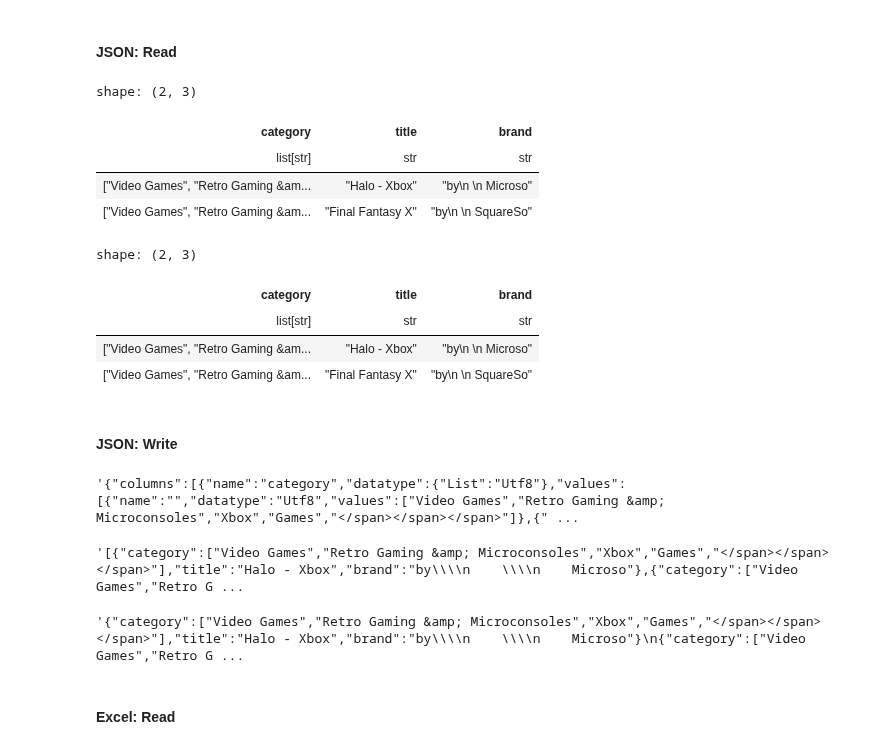
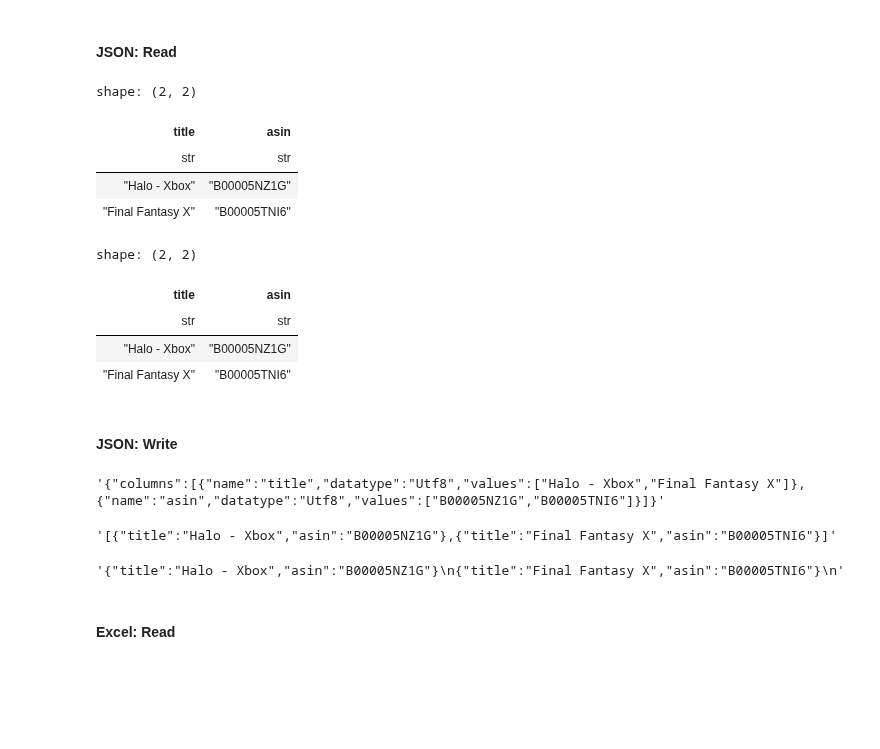
Before and after one commit to PacktPublishing/Data-Analysis-with-Polars, a Jupyter notebook: chapter_05/05.1_Polars_Input_Output.ipynb, the cells around one changed output. Cells and saved outputs as stored; diff of their text form; code cells hidden in the pictures; blank space fills up the shorter version.

```diff
--- a/chapter_05/05.1_Polars_Input_Output.ipynb
+++ b/chapter_05/05.1_Polars_Input_Output.ipynb
@@ -169,41 +165,41 @@ btc_with_dates.write_csv(date_format='%d-%m-%Y')
 
 videogames = pl.read_ndjson('../datasets/meta_videogames_350.json')
 # %%
-videogames.select('category','title','brand').head(2)
+videogames.select('title','asin').head(2)
 # %% [output]
-shape: (2, 3)
+shape: (2, 2)
-| category | title | brand |
-| list[str] | str | str |
-| ["Video Games", "Retro Gaming &am... | "Halo - Xbox" | "by\n \n Microso" |
-| ["Video Games", "Retro Gaming &am... | "Final Fantasy X" | "by\n \n SquareSo" |
+| title | asin |
+| str | str |
+| "Halo - Xbox" | "B00005NZ1G" |
+| "Final Fantasy X" | "B00005TNI6" |
 # %%
 # we can also read JSON files in lazy mode with scan_ndjson
 
 videogames_lazy = pl.scan_ndjson('../datasets/meta_videogames_350.json')
 # %%
-videogames_lazy.select('category','title','brand').head(2).collect()
+videogames_lazy.select('title','asin').head(2).collect()
 # %% [output]
-shape: (2, 3)
+shape: (2, 2)
-| category | title | brand |
-| list[str] | str | str |
-| ["Video Games", "Retro Gaming &am... | "Halo - Xbox" | "by\n \n Microso" |
-| ["Video Games", "Retro Gaming &am... | "Final Fantasy X" | "by\n \n SquareSo" |
+| title | asin |
+| str | str |
+| "Halo - Xbox" | "B00005NZ1G" |
+| "Final Fantasy X" | "B00005TNI6" |
 # %% [markdown]
 #### JSON: Write
 # %%
 # we can use write_json and write_ndjson to save to JSON files
 
-videogames.select('category','title','brand').head(2).write_json()
+videogames.select('title','asin').head(2).write_json()
 # %% [output]
-'{"columns":[{"name":"category","datatype":{"List":"Utf8"},"values":[{"name":"","datatype":"Utf8","values":["Video Games","Retro Gaming &amp; Microconsoles","Xbox","Games","</span></span></span>"]},{" ...
+'{"columns":[{"name":"title","datatype":"Utf8","values":["Halo - Xbox","Final Fantasy X"]},{"name":"asin","datatype":"Utf8","values":["B00005NZ1G","B00005TNI6"]}]}'
 # %%
-videogames.select('category','title','brand').head(2).write_json(row_oriented=True)
+videogames.select('title','asin').head(2).write_json(row_oriented=True)
 # %% [output]
-'[{"category":["Video Games","Retro Gaming &amp; Microconsoles","Xbox","Games","</span></span></span>"],"title":"Halo - Xbox","brand":"by\\\\n    \\\\n    Microso"},{"category":["Video Games","Retro G ...
+'[{"title":"Halo - Xbox","asin":"B00005NZ1G"},{"title":"Final Fantasy X","asin":"B00005TNI6"}]'
 # %%
-videogames.select('category','title','brand').head(2).write_ndjson()
+videogames.select('title','asin').head(2).write_ndjson()
 # %% [output]
-'{"category":["Video Games","Retro Gaming &amp; Microconsoles","Xbox","Games","</span></span></span>"],"title":"Halo - Xbox","brand":"by\\\\n    \\\\n    Microso"}\n{"category":["Video Games","Retro G ...
+'{"title":"Halo - Xbox","asin":"B00005NZ1G"}\n{"title":"Final Fantasy X","asin":"B00005TNI6"}\n'
 # %% [markdown]
 #### Excel: Read
 # %%
```
Also changed, not shown: parts of 4 cells of this notebook, 2 other files.
